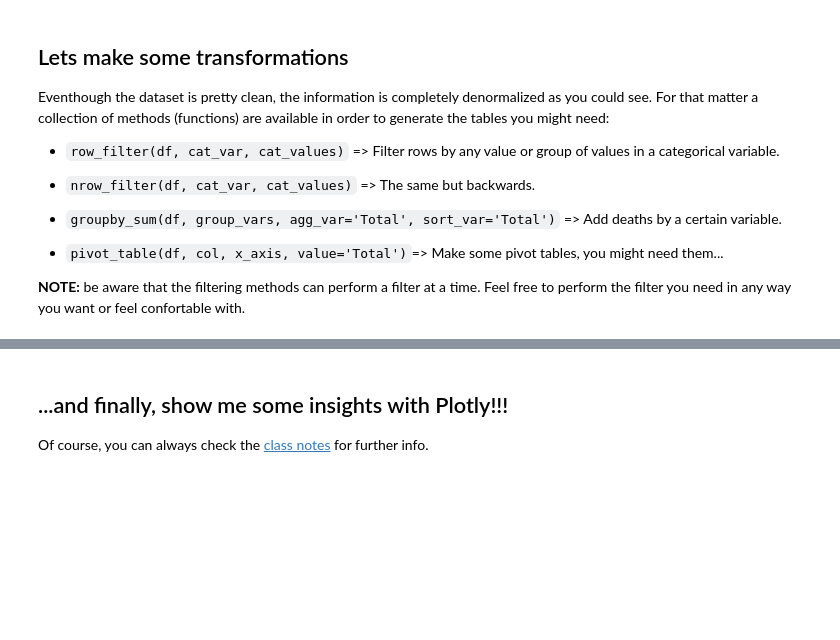
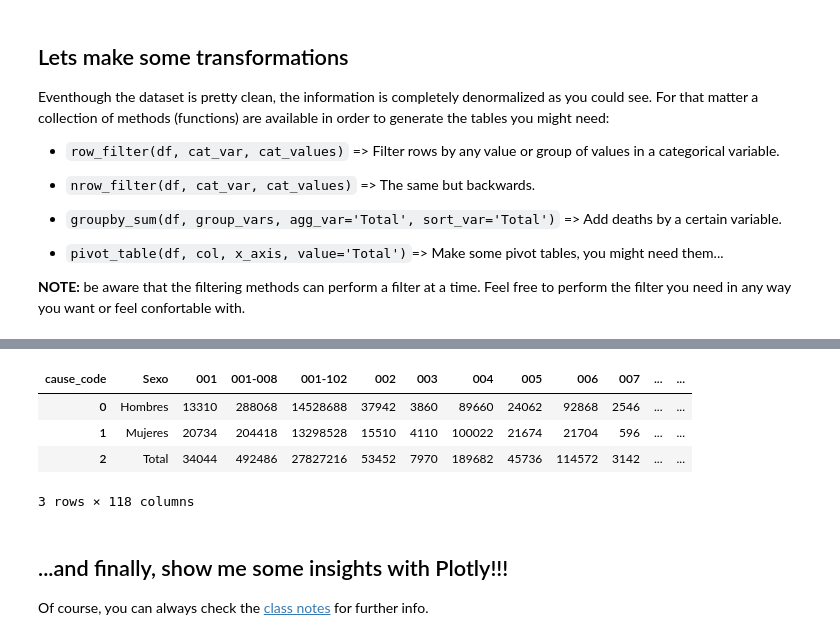
Before and after one commit to ivanrepi/deadly_viz_challenge, a Jupyter notebook: notebooks/deadly_viz_challenge.ipynb, the cells around one changed output, grey strips where cells are left out. Saved outputs shown, nothing was run; the diff lists cells and outputs as text; code cells hidden in the pictures; blank space fills up the shorter version.

```diff
--- a/notebooks/deadly_viz_challenge.ipynb
+++ b/notebooks/deadly_viz_challenge.ipynb
@@ -84,0 +173,5 @@ dataset.head()
+# %%
+
+group_sexo = ['Sexo','cause_code']
+dataset_sexo = mod.groupby_sum(deaths, group_sexo)
+dataset_sexo
@@ -91,3 +205,12 @@ dataset.head()
+# %%
+dataset_sexo = mod.pivot_table(dataset_sexo, 'cause_code', 'Sexo')
+dataset_sexo.head()
+# %% [output]
+| cause_code | Sexo | 001 | 001-008 | 001-102 | 002 | 003 | 004 | 005 | 006 | 007 | ... | ... |
+| 0 | Hombres | 13310 | 288068 | 14528688 | 37942 | 3860 | 89660 | 24062 | 92868 | 2546 | ... | ... |
+| 1 | Mujeres | 20734 | 204418 | 13298528 | 15510 | 4110 | 100022 | 21674 | 21704 | 596 | ... | ... |
+| 2 | Total | 34044 | 492486 | 27827216 | 53452 | 7970 | 189682 | 45736 | 114572 | 3142 | ... | ... |
+3 rows × 118 columns
 # %% [markdown]
 ## ...and finally, show me some insights with Plotly!!!
 
```
Also changed, not shown: parts of 17 cells of this notebook.
